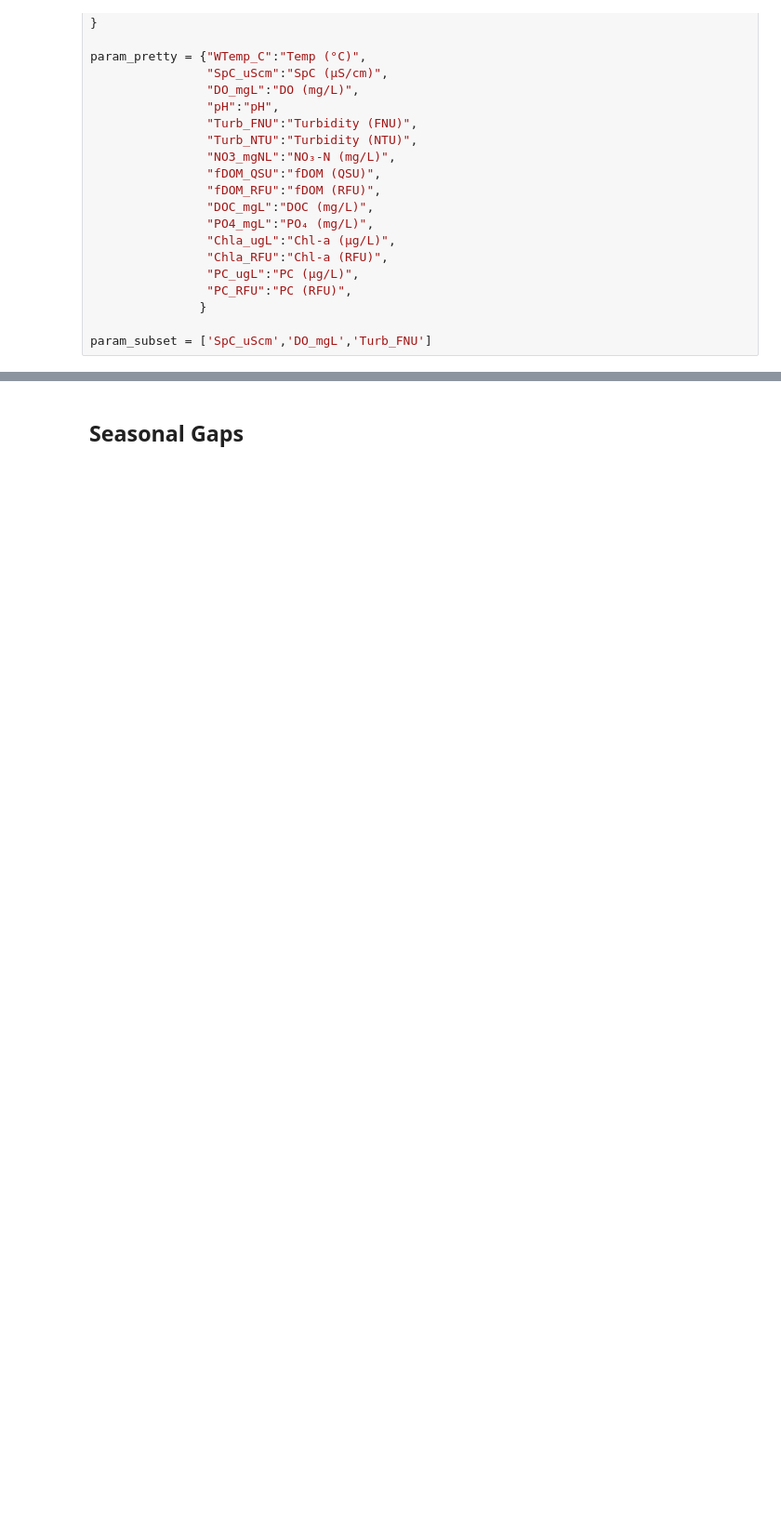
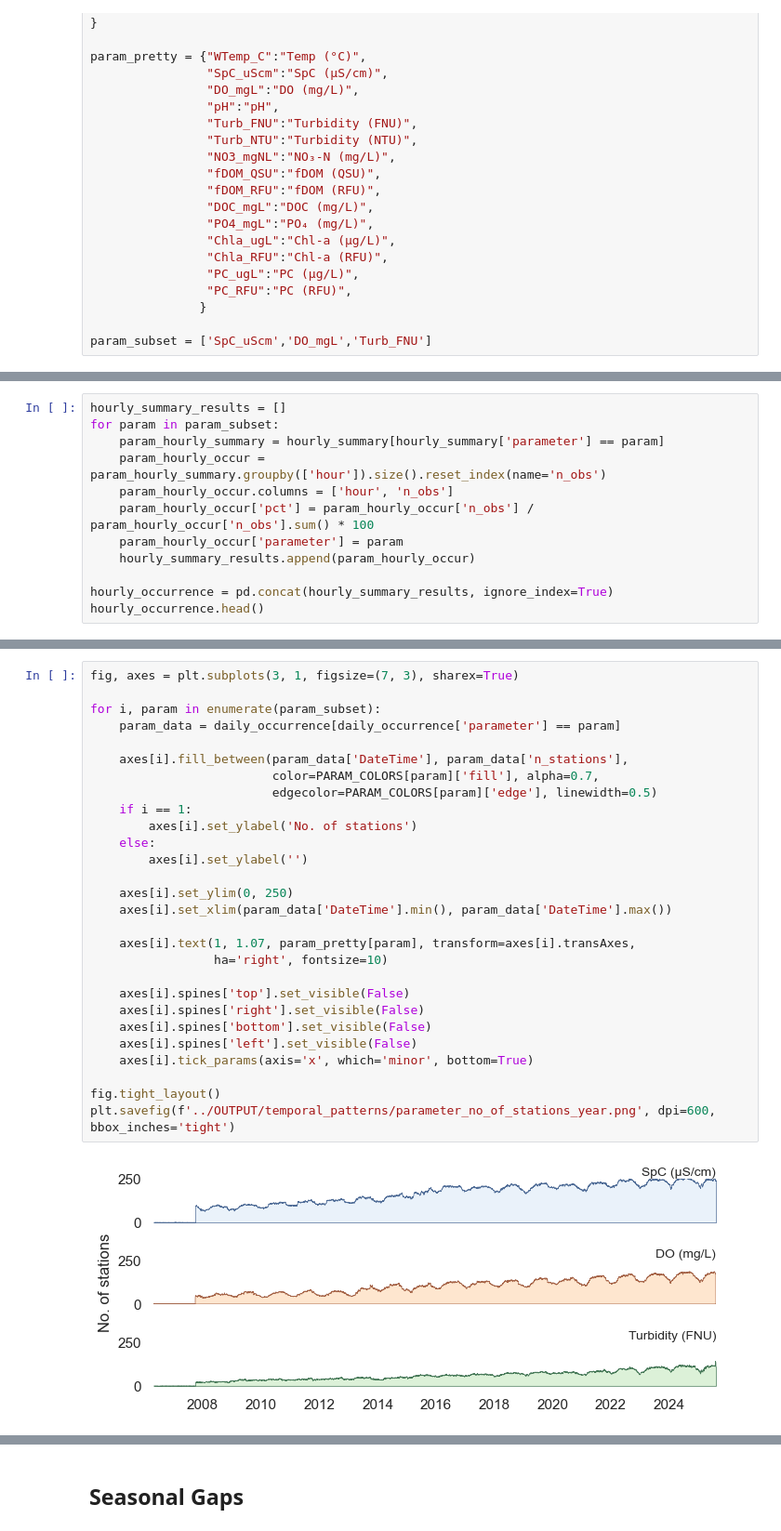
Before and after one commit to jtkemper/stream-analysis, a Jupyter notebook: temporal_statistics.ipynb, the cells around one changed output, grey strips where cells are left out. Shown at 93% size. Drawn from its saved outputs; the diff is of its cells as text; blank space fills up the shorter version.

```diff
--- a/temporal_statistics.ipynb
+++ b/temporal_statistics.ipynb
@@ -207,0 +355,12 @@ md_wide.head()
+# %%
+hourly_summary_results = []
+for param in param_subset:
+    param_hourly_summary = hourly_summary[hourly_summary['parameter'] == param]
+    param_hourly_occur = param_hourly_summary.groupby(['hour']).size().reset_index(name='n_obs')
+    param_hourly_occur.columns = ['hour', 'n_obs']
+    param_hourly_occur['pct'] = param_hourly_occur['n_obs'] / param_hourly_occur['n_obs'].sum() * 100
+    param_hourly_occur['parameter'] = param
+    hourly_summary_results.append(param_hourly_occur)
+
+hourly_occurrence = pd.concat(hourly_summary_results, ignore_index=True)
+hourly_occurrence.head()
@@ -207,0 +374,30 @@ md_wide.head()
+# %%
+fig, axes = plt.subplots(3, 1, figsize=(7, 3), sharex=True)
+
+for i, param in enumerate(param_subset):
+    param_data = daily_occurrence[daily_occurrence['parameter'] == param]
+
+    axes[i].fill_between(param_data['DateTime'], param_data['n_stations'],
+                         color=PARAM_COLORS[param]['fill'], alpha=0.7,
+                         edgecolor=PARAM_COLORS[param]['edge'], linewidth=0.5)
+    if i == 1:
+        axes[i].set_ylabel('No. of stations')
+    else:
+        axes[i].set_ylabel('')
+
+    axes[i].set_ylim(0, 250)
+    axes[i].set_xlim(param_data['DateTime'].min(), param_data['DateTime'].max())
+
+    axes[i].text(1, 1.07, param_pretty[param], transform=axes[i].transAxes,
+                 ha='right', fontsize=10)
+
+    axes[i].spines['top'].set_visible(False)
+    axes[i].spines['right'].set_visible(False)
+    axes[i].spines['bottom'].set_visible(False)
+    axes[i].spines['left'].set_visible(False)
+    axes[i].tick_params(axis='x', which='minor', bottom=True)
+
+fig.tight_layout()
+plt.savefig(f'../OUTPUT/temporal_patterns/parameter_no_of_stations_year.png', dpi=600, bbox_inches='tight')
+# %% [output]
+[figure, added]
```
Also changed, not shown: parts of 24 cells of this notebook, 1 other file.
